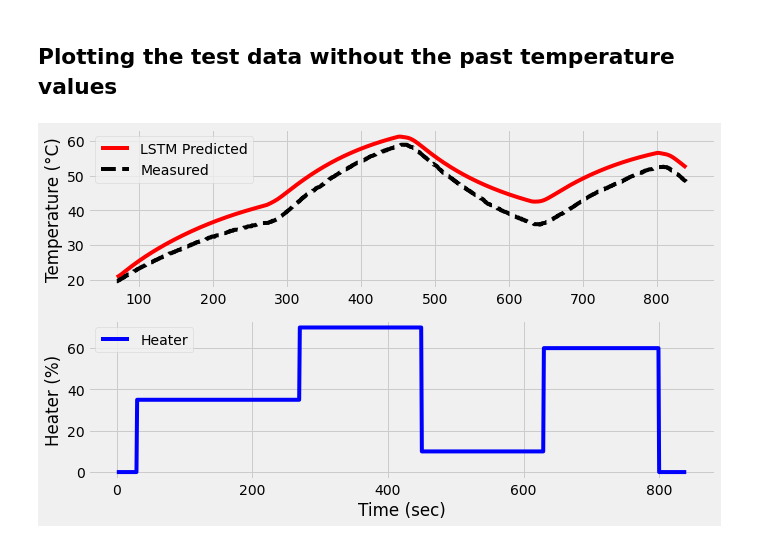
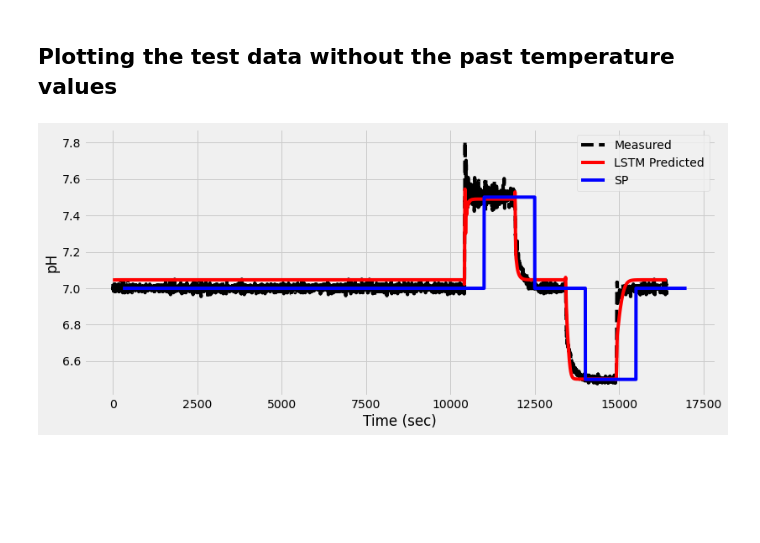
Before and after one commit to VictorDreke/Industry4.0_Python, a Jupyter notebook: LSTM_for_Identification.ipynb, the cells around one changed output. Cells and saved outputs as stored; diff of their text form; code cells hidden in the pictures; blank space fills up the shorter version.

```diff
--- a/LSTM_for_Identification.ipynb
+++ b/LSTM_for_Identification.ipynb
@@ -39,11 +50,11 @@ plt.plot(train['Q1'], label='Heater')
 # %%
 # Scale features
 s1 = MinMaxScaler(feature_range=(-1,1))
-Xs = s1.fit_transform(train[['T1','Q1']])
+Xs = s1.fit_transform(train[['Level','SP']])
 
 # Scale predicted value
 s2 = MinMaxScaler(feature_range=(-1,1))
-Ys = s2.fit_transform(train[['T1']])
+Ys = s2.fit_transform(train[['Level']])
 # %% [markdown]
 ## Function to reshape the data
 # %%
@@ -119,7 +135,7 @@ Yp = model.predict(X)
 # un-scale outputs
 Yu = s2.inverse_transform(Yp)
 Ym = s2.inverse_transform(Y)
-window = 70
+window = 295
 # %%
 plt.figure(figsize=(19,6))
 plt.subplot(2,1,1)
@@ -140,15 +163,16 @@ plt.savefig('tclab_fit.png')
 
 v = load_model('model.h5')
 # Load training data
-test = pd.read_csv('https://apmonitor.com/pdc/uploads/Main/tclab_data4.txt')
-
-Xt = test[['T1','Q1']].values
-Yt = test[['T1']].values
+# file = 'https://apmonitor.com/pdc/uploads/Main/tclab_data4.txt'
+file = '/content/pH_Data_Reference.csv'
+test = pd.read_csv(file)
+Xt = test[['Level_PV','Level_SP']].values
+Yt = test[['Level_PV']].values
 
 Xts = s1.transform(Xt)
 Yts = s2.transform(Yt)
 # %%
-Xti, Yti = dividing_data_for_lstm(Xts, Yts, window=70)
+Xti, Yti = dividing_data_for_lstm(Xts, Yts, window=295)
 # %%
 # Verify the fit of the model
 Ytp = model.predict(Xti)
@@ -186,17 +226,21 @@ Ytu = s2.inverse_transform(Yti)
 # %% [markdown]
 ## Plotting the test data without the past temperature values
 # %%
-plt.figure(figsize=(10,6))
+plt.figure(figsize=(12,12))
 plt.subplot(2,1,1)
-plt.plot(test['Time'][window:],Ytu,'r-',label='LSTM Predicted')
-plt.plot(test['Time'][window:],Ytm,'k--',label='Measured')
+# plt.plot(test['Time'][window:],Ytu,'r-',label='LSTM Predicted')
+plt.plot(Ytm[window:],'k--',label='Measured')
+plt.plot(Ytu[window:],'r-',label='LSTM Predicted')
+# plt.plot(test['Time'][window:],Ytm,'k--',label='Measured')
 plt.legend()
-plt.ylabel('Temperature (°C)')
-plt.subplot(2,1,2)
-plt.plot(test['Time'],test['Q1'],'b-',label='Heater')
-plt.xlabel('Time (sec)'); plt.ylabel('Heater (%)')
+# plt.ylabel('Temperature (°C)')
+# plt.plot('pH')
+# plt.subplot(2,1,2)
+# plt.plot(test['Time'],test['Q1'],'b-',label='Heater')
+plt.plot(test['Level_SP'][window:],'b-',label='SP')
+plt.xlabel('Time (sec)'); plt.ylabel('pH')
 plt.legend()
-plt.savefig('tclab_forecast.png')
+# plt.savefig('tclab_forecast.png')
 plt.show()
 # %% [output]
-[figure, old version]
+[figure, new version]
```
Also changed, not shown: parts of 8 cells of this notebook.
